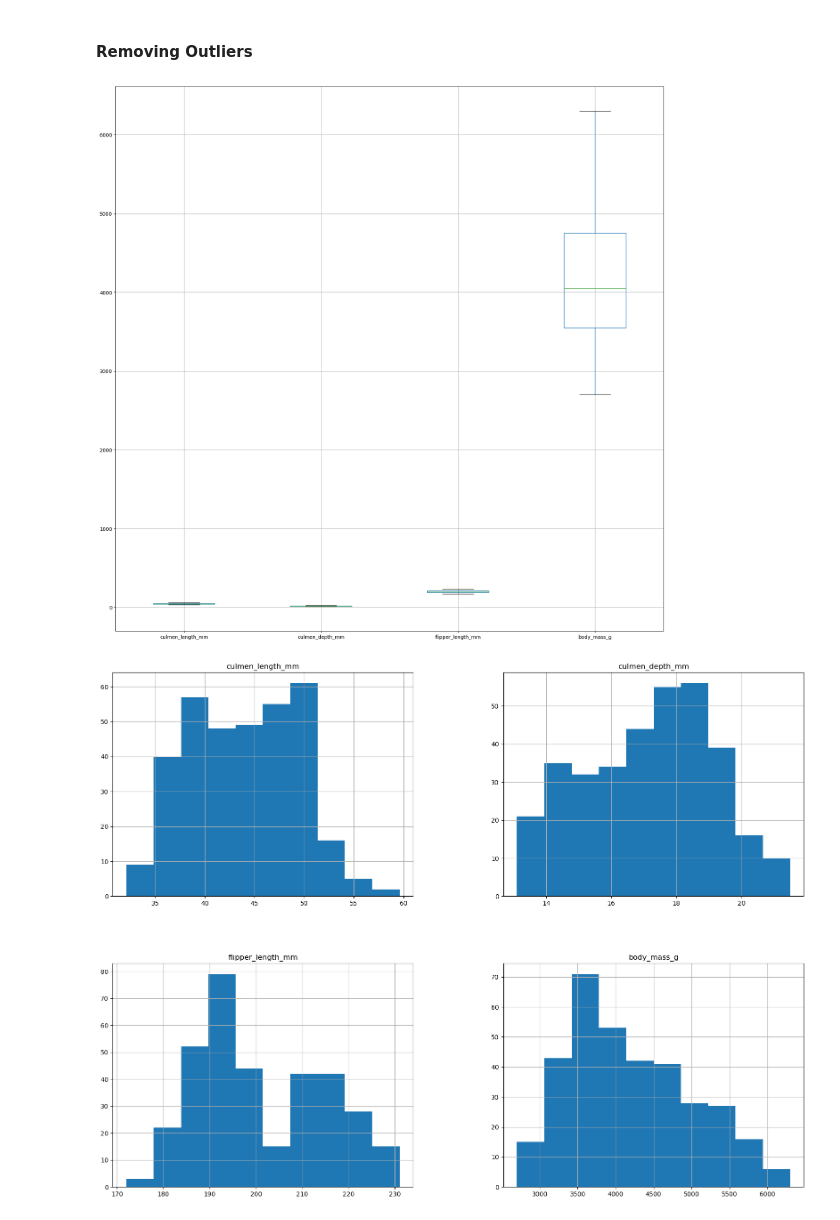
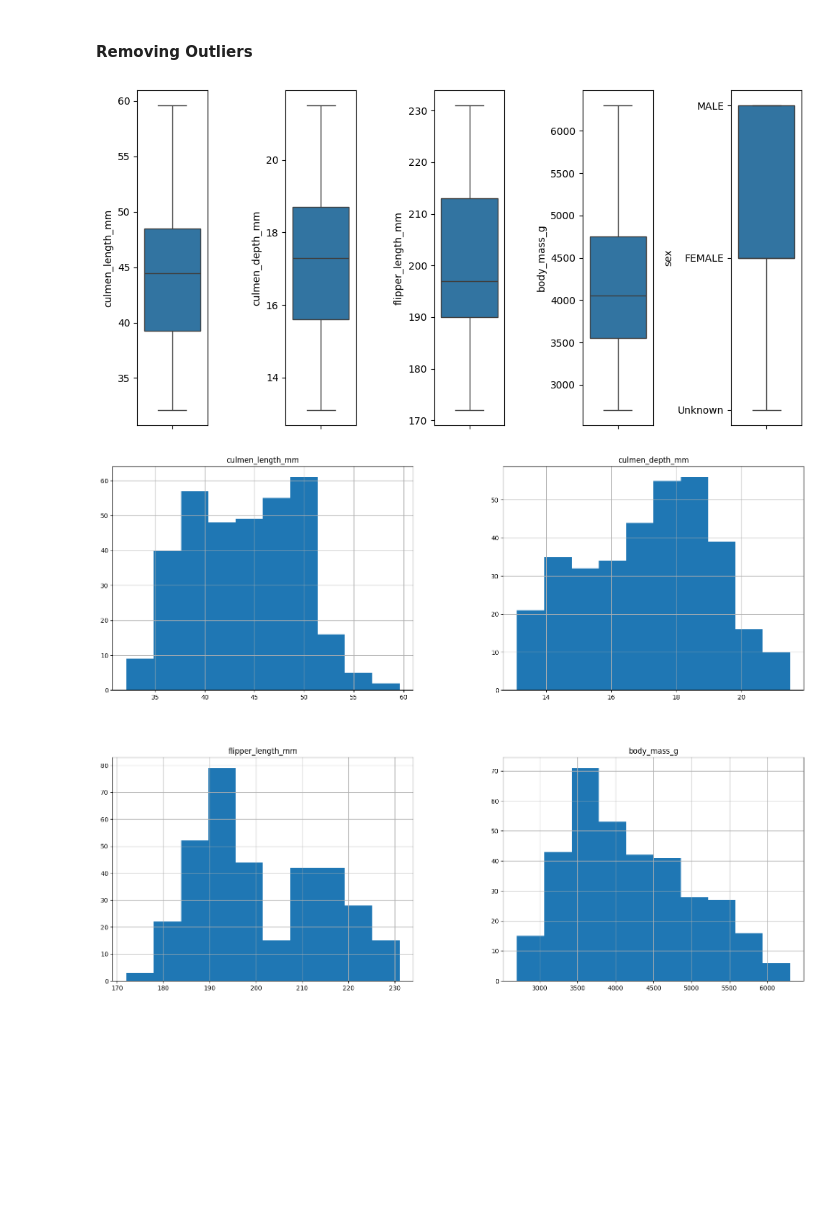
Before and after one commit to argobres/penguins_classification, a Jupyter notebook: notebooks/001_KNN_Classification.ipynb, the cells around one changed output. Drawn from its saved outputs; the diff is of its cells as text; code cells hidden in the pictures; blank space fills up the shorter version.

Commit message:
Changed box plots, dropped 'sex' feature, 98.5% accuracy

```diff
--- a/notebooks/001_KNN_Classification.ipynb
+++ b/notebooks/001_KNN_Classification.ipynb
@@ -159,9 +163,20 @@ df
 # %% [markdown]
 #### Removing Outliers
 # %%
-df.boxplot(figsize=((20, 20)));
+import seaborn as sns
+import matplotlib.pyplot as plt
+
+fig, axes = plt.subplots(1, 5, figsize=(10,5))
+sns.boxplot(data=df, y="culmen_length_mm", ax=axes[0])
+sns.boxplot(data=df, y="culmen_depth_mm", ax=axes[1])
+sns.boxplot(data=df, y="flipper_length_mm", ax=axes[2])
+sns.boxplot(data=df, y="body_mass_g", ax=axes[3])
+sns.boxplot(data=df, y="sex", ax=axes[4])
+
+plt.tight_layout()
+plt.show()
 # %% [output]
-[figure, old version]
+[figure, new version]
 # %%
 import matplotlib.pyplot as plt
 
```
Also changed, not shown: parts of 9 cells of this notebook, 5 other files.
